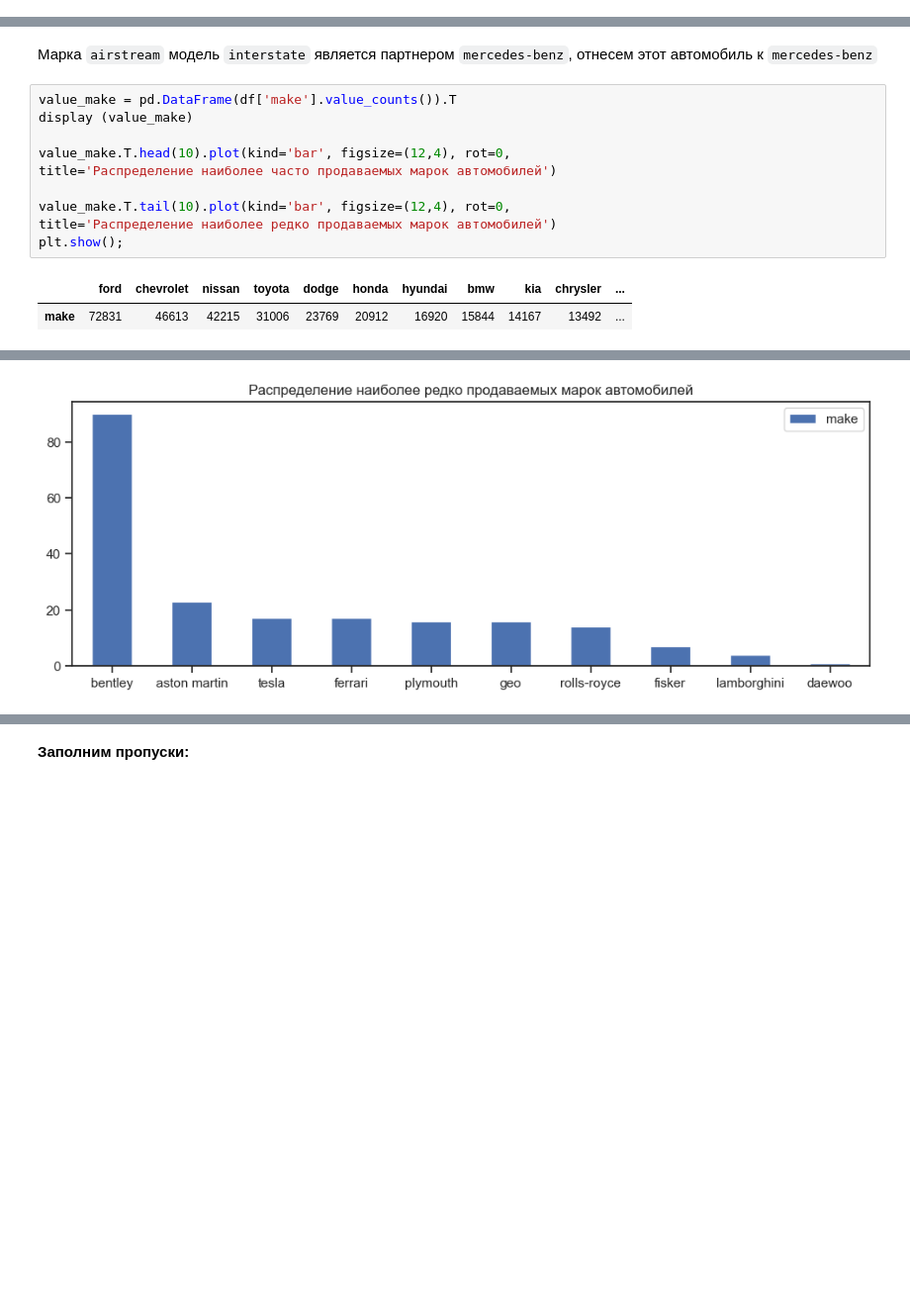
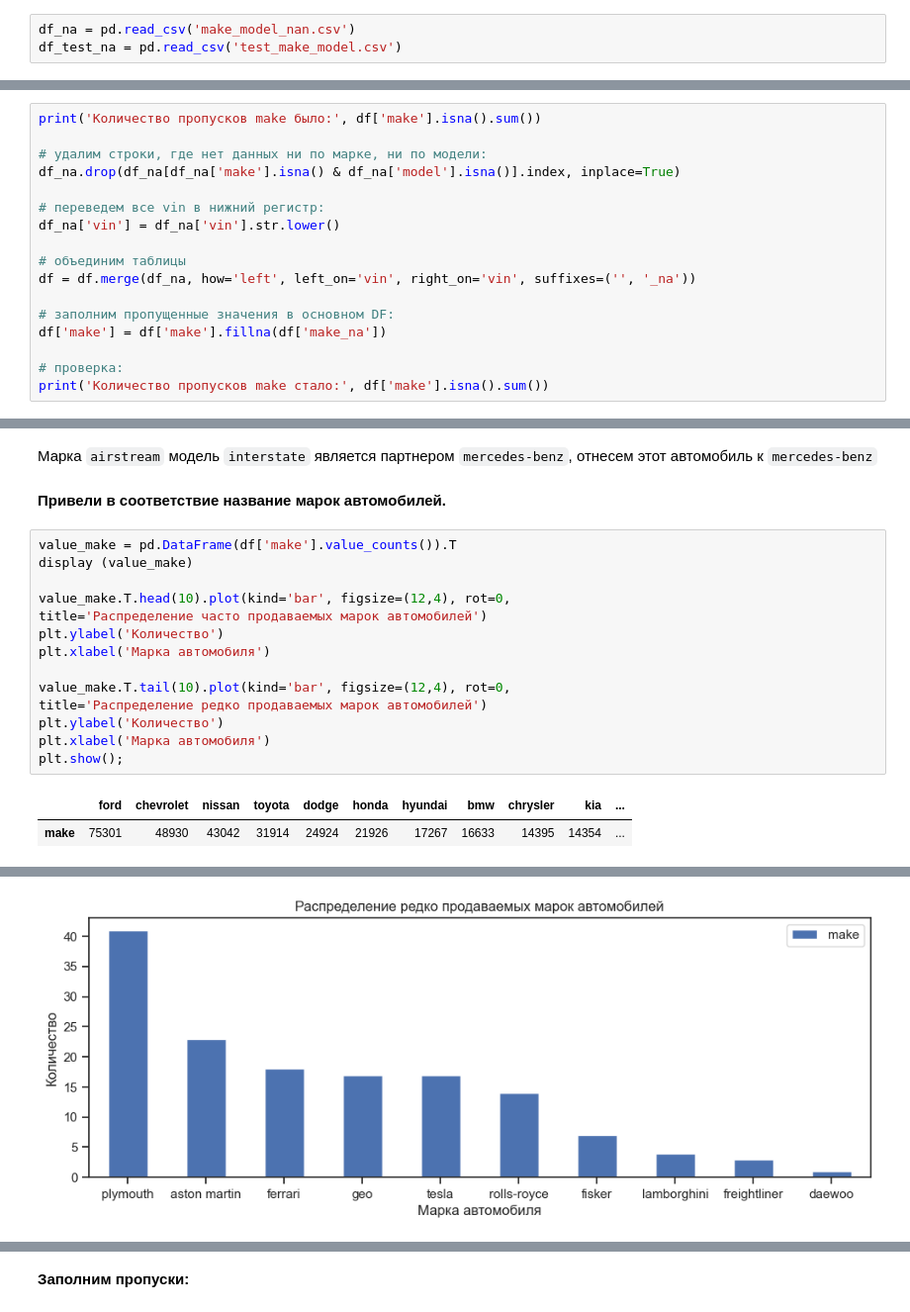
Before and after one commit to abramkin-n/cars_price, a Jupyter notebook: price_auto_2.ipynb, the cells around one changed output, grey strips where cells are left out. Shown at 99% size. Cells and saved outputs as stored; diff of their text form; blank space fills up the shorter version.

```diff
--- a/price_auto_2.ipynb
+++ b/price_auto_2.ipynb
@@ -59,3 +82,6 @@ test = df_test.copy()
+# %%
+df_na = pd.read_csv('make_model_nan.csv')
+df_test_na = pd.read_csv('test_make_model.csv')
 # %%
 # # функция поиска марки и модели по VIN:
 # def model(x):
@@ -346,0 +309,17 @@ df.shape[0]
+# %%
+print('Количество пропусков make было:', df['make'].isna().sum())
+
+# удалим строки, где нет данных ни по марке, ни по модели:
+df_na.drop(df_na[df_na['make'].isna() & df_na['model'].isna()].index, inplace=True)
+
+# переведем все vin в нижний регистр:
+df_na['vin'] = df_na['vin'].str.lower()
+
+# объединим таблицы
+df = df.merge(df_na, how='left', left_on='vin', right_on='vin', suffixes=('', '_na'))
+
+# заполним пропущенные значения в основном DF:
+df['make'] = df['make'].fillna(df['make_na'])
+
+# проверка:
+print('Количество пропусков make стало:', df['make'].isna().sum())
@@ -426,16 +433,22 @@ mercedes-benz содержится в mercedes
  'volvo']
 # %% [markdown]
 Марка `airstream` модель `interstate` является партнером `mercedes-benz`, отнесем этот автомобиль к `mercedes-benz`
+# %% [markdown]
+**Привели в соответствие название марок автомобилей.**
 # %%
 value_make = pd.DataFrame(df['make'].value_counts()).T
 display (value_make)
 
 value_make.T.head(10).plot(kind='bar', figsize=(12,4), rot=0,
-title='Распределение наиболее часто продаваемых марок автомобилей')
+title='Распределение часто продаваемых марок автомобилей')
+plt.ylabel('Количество')
+plt.xlabel('Марка автомобиля')
 
 value_make.T.tail(10).plot(kind='bar', figsize=(12,4), rot=0,
-title='Распределение наиболее редко продаваемых марок автомобилей')
+title='Распределение редко продаваемых марок автомобилей')
+plt.ylabel('Количество')
+plt.xlabel('Марка автомобиля')
 plt.show();
 # %% [output]
-|  | ford | chevrolet | nissan | toyota | dodge | honda | hyundai | bmw | kia | chrysler | ... |
-| make | 72831 | 46613 | 42215 | 31006 | 23769 | 20912 | 16920 | 15844 | 14167 | 13492 | ... |
+|  | ford | chevrolet | nissan | toyota | dodge | honda | hyundai | bmw | chrysler | kia | ... |
+| make | 75301 | 48930 | 43042 | 31914 | 24924 | 21926 | 17267 | 16633 | 14395 | 14354 | ... |
@@ -443 +456 @@ plt.show();
-[figure, old version]
+[figure, new version]
```
Also changed, not shown: parts of 241 cells of this notebook.
